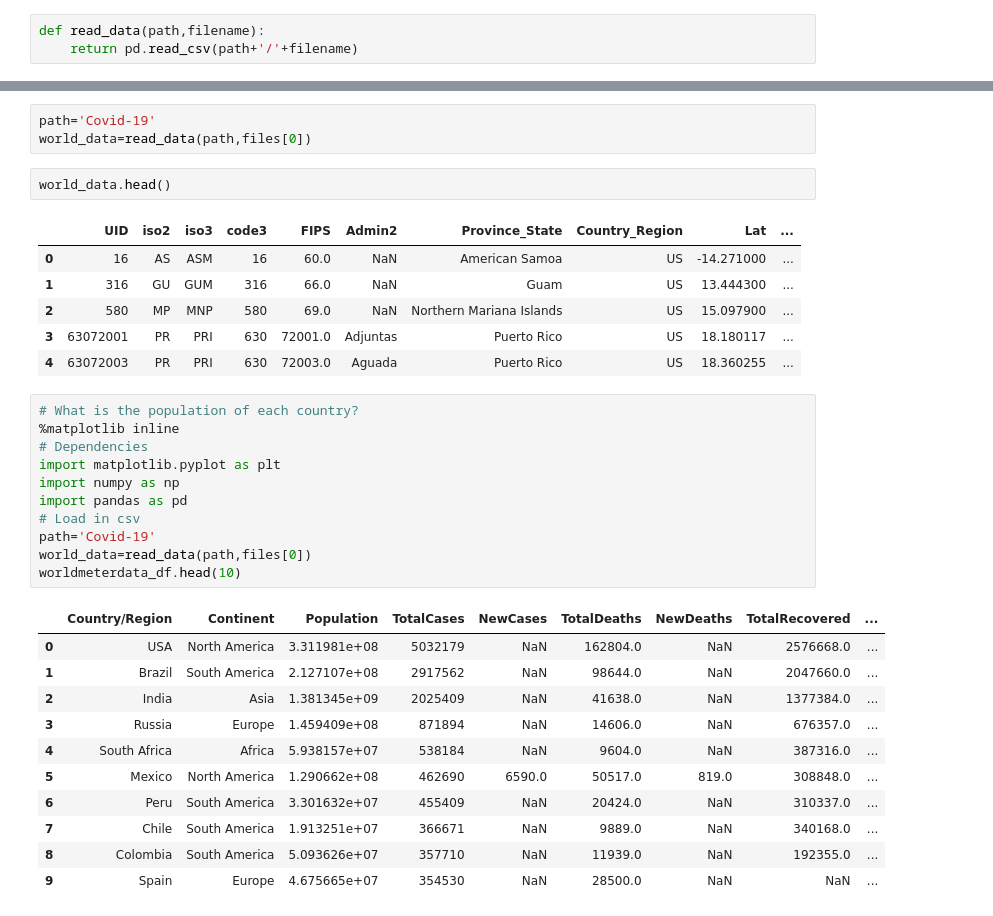
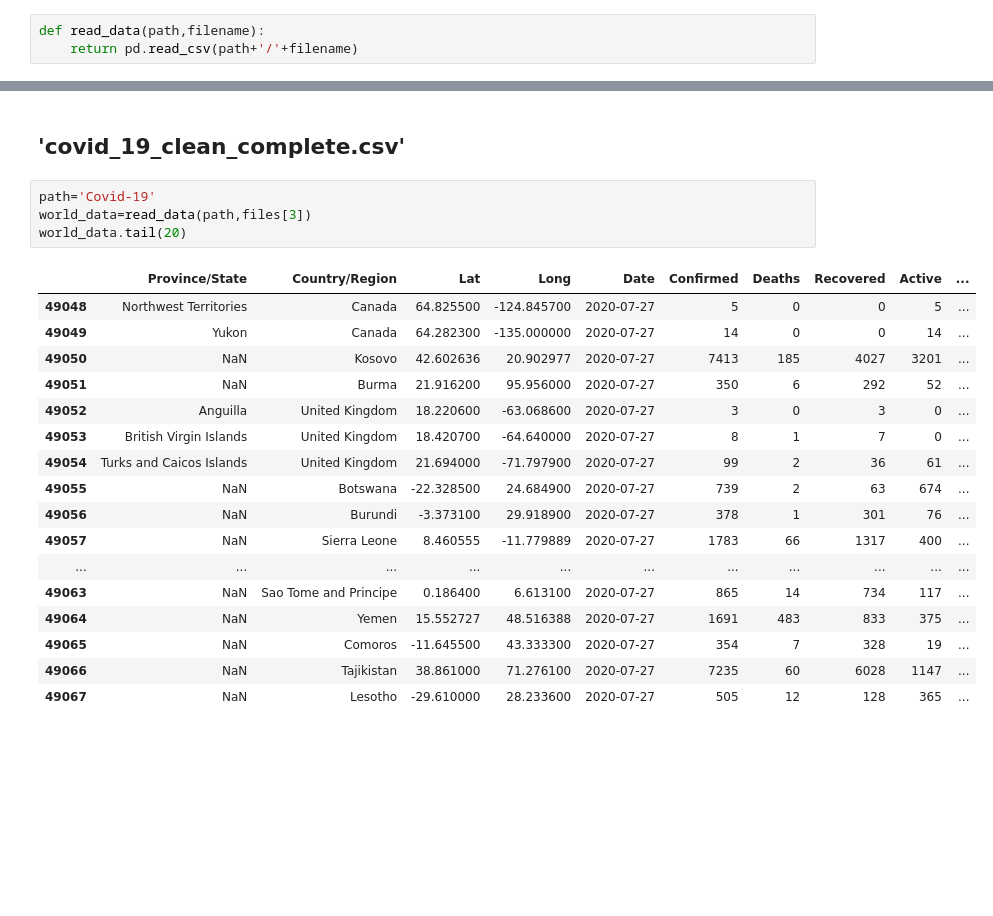
Before and after one commit to hemantkiri/Covid19, a Jupyter notebook: Covid19.ipynb, the cells around one changed output, grey strips where cells are left out. Cells and saved outputs as stored; diff of their text form; blank space fills up the shorter version.

```diff
--- a/Covid19.ipynb
+++ b/Covid19.ipynb
@@ -23,35 +153,24 @@ def read_data(path,filename):
+# %% [markdown]
+## 'covid_19_clean_complete.csv'
 # %%
 path='Covid-19'
-world_data=read_data(path,files[0])
+world_data=read_data(path,files[3])
+world_data.tail(20)
+# %% [output]
+|  | Province/State | Country/Region | Lat | Long | Date | Confirmed | Deaths | Recovered | Active | ... |
+| 49048 | Northwest Territories | Canada | 64.825500 | -124.845700 | 2020-07-27 | 5 | 0 | 0 | 5 | ... |
+| 49049 | Yukon | Canada | 64.282300 | -135.000000 | 2020-07-27 | 14 | 0 | 0 | 14 | ... |
+| 49050 | NaN | Kosovo | 42.602636 | 20.902977 | 2020-07-27 | 7413 | 185 | 4027 | 3201 | ... |
+| 49051 | NaN | Burma | 21.916200 | 95.956000 | 2020-07-27 | 350 | 6 | 292 | 52 | ... |
+| 49052 | Anguilla | United Kingdom | 18.220600 | -63.068600 | 2020-07-27 | 3 | 0 | 3 | 0 | ... |
+| 49053 | British Virgin Islands | United Kingdom | 18.420700 | -64.640000 | 2020-07-27 | 8 | 1 | 7 | 0 | ... |
+| 49054 | Turks and Caicos Islands | United Kingdom | 21.694000 | -71.797900 | 2020-07-27 | 99 | 2 | 36 | 61 | ... |
+| 49055 | NaN | Botswana | -22.328500 | 24.684900 | 2020-07-27 | 739 | 2 | 63 | 674 | ... |
+| 49056 | NaN | Burundi | -3.373100 | 29.918900 | 2020-07-27 | 378 | 1 | 301 | 76 | ... |
+| 49057 | NaN | Sierra Leone | 8.460555 | -11.779889 | 2020-07-27 | 1783 | 66 | 1317 | 400 | ... |
+| ... | ... | ... | ... | ... | ... | ... | ... | ... | ... | ... |
+| 49063 | NaN | Sao Tome and Principe | 0.186400 | 6.613100 | 2020-07-27 | 865 | 14 | 734 | 117 | ... |
+| 49064 | NaN | Yemen | 15.552727 | 48.516388 | 2020-07-27 | 1691 | 483 | 833 | 375 | ... |
+| 49065 | NaN | Comoros | -11.645500 | 43.333300 | 2020-07-27 | 354 | 7 | 328 | 19 | ... |
+| 49066 | NaN | Tajikistan | 38.861000 | 71.276100 | 2020-07-27 | 7235 | 60 | 6028 | 1147 | ... |
+| 49067 | NaN | Lesotho | -29.610000 | 28.233600 | 2020-07-27 | 505 | 12 | 128 | 365 | ... |
-# %%
-world_data.head()
-# %% [output]
-|  | UID | iso2 | iso3 | code3 | FIPS | Admin2 | Province_State | Country_Region | Lat | ... |
-| 0 | 16 | AS | ASM | 16 | 60.0 | NaN | American Samoa | US | -14.271000 | ... |
-| 1 | 316 | GU | GUM | 316 | 66.0 | NaN | Guam | US | 13.444300 | ... |
-| 2 | 580 | MP | MNP | 580 | 69.0 | NaN | Northern Mariana Islands | US | 15.097900 | ... |
-| 3 | 63072001 | PR | PRI | 630 | 72001.0 | Adjuntas | Puerto Rico | US | 18.180117 | ... |
-| 4 | 63072003 | PR | PRI | 630 | 72003.0 | Aguada | Puerto Rico | US | 18.360255 | ... |
-# %%
-# What is the population of each country?
-%matplotlib inline
-# Dependencies
-import matplotlib.pyplot as plt
-import numpy as np
-import pandas as pd
-# Load in csv
-path='Covid-19'
-world_data=read_data(path,files[0])
-worldmeterdata_df.head(10)
-# %% [output]
-|  | Country/Region | Continent | Population | TotalCases | NewCases | TotalDeaths | NewDeaths | TotalRecovered | ... |
-| 0 | USA | North America | 3.311981e+08 | 5032179 | NaN | 162804.0 | NaN | 2576668.0 | ... |
-| 1 | Brazil | South America | 2.127107e+08 | 2917562 | NaN | 98644.0 | NaN | 2047660.0 | ... |
-| 2 | India | Asia | 1.381345e+09 | 2025409 | NaN | 41638.0 | NaN | 1377384.0 | ... |
-| 3 | Russia | Europe | 1.459409e+08 | 871894 | NaN | 14606.0 | NaN | 676357.0 | ... |
-| 4 | South Africa | Africa | 5.938157e+07 | 538184 | NaN | 9604.0 | NaN | 387316.0 | ... |
-| 5 | Mexico | North America | 1.290662e+08 | 462690 | 6590.0 | 50517.0 | 819.0 | 308848.0 | ... |
-| 6 | Peru | South America | 3.301632e+07 | 455409 | NaN | 20424.0 | NaN | 310337.0 | ... |
-| 7 | Chile | South America | 1.913251e+07 | 366671 | NaN | 9889.0 | NaN | 340168.0 | ... |
-| 8 | Colombia | South America | 5.093626e+07 | 357710 | NaN | 11939.0 | NaN | 192355.0 | ... |
-| 9 | Spain | Europe | 4.675665e+07 | 354530 | NaN | 28500.0 | NaN | NaN | ... |
```
Also changed, not shown: parts of 24 cells of this notebook.
